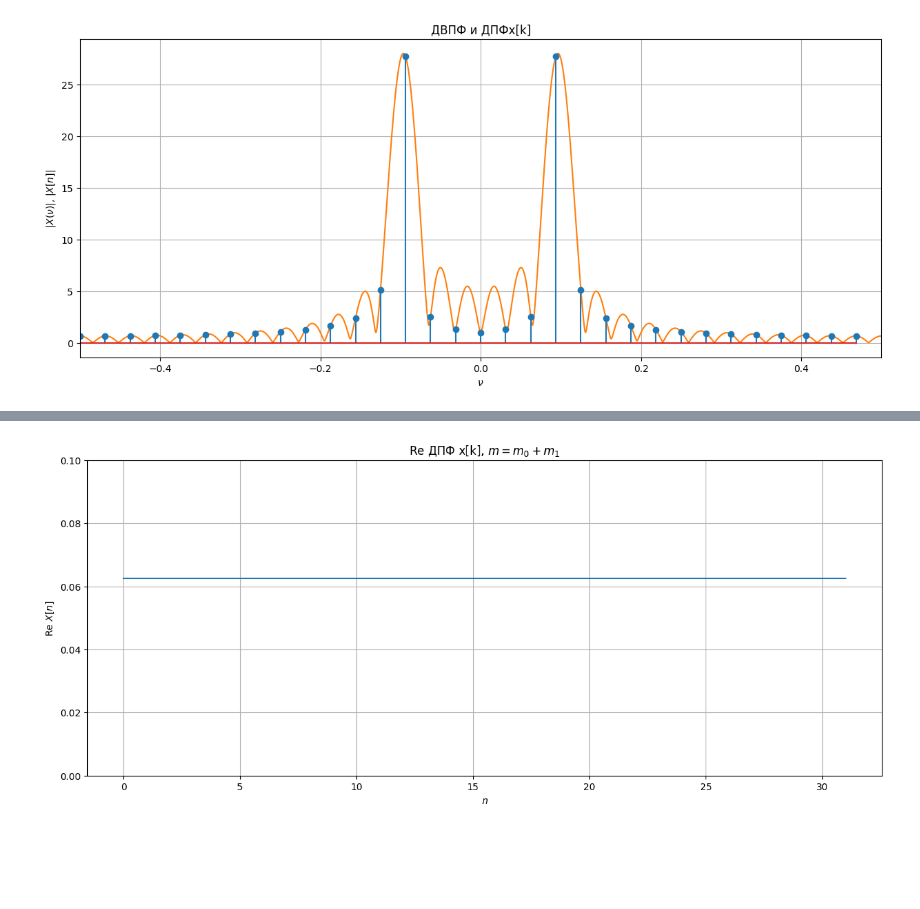
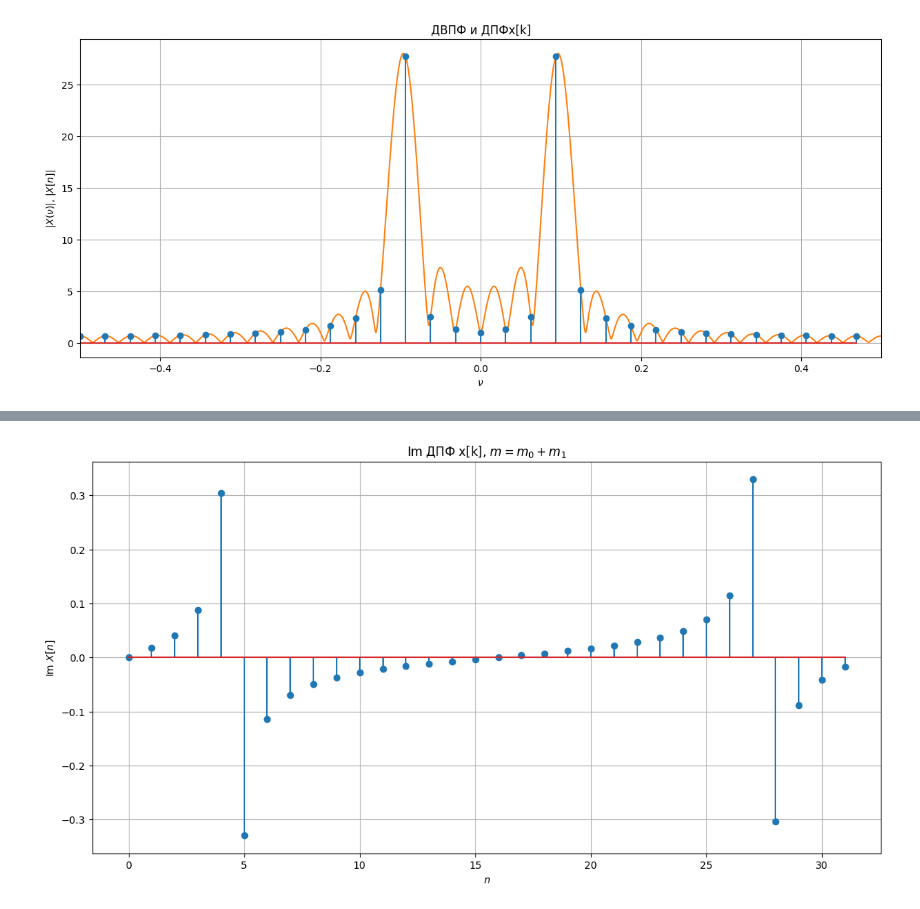
Before and after one commit to Mikholen/Radiofiz_labs, a Jupyter notebook: Lab_2.ipynb, the cells around one changed output, grey strips where cells are left out. Saved outputs shown, nothing was run; the diff lists cells and outputs as text; code cells hidden in the pictures; blank space fills up the shorter version.

```diff
--- a/Lab_2.ipynb
+++ b/Lab_2.ipynb
@@ -327,13 +369,14 @@ plt.grid()
 # %%
-x = np.cos ((2 * np.pi * m_0 * k) / N) + np.cos((2 * np.pi * m_0 * k) / N)
+x = np.cos ((2 * np.pi * (m_0 + m_1) * k)/N) + np.sin ((2 * np.pi * (m_0+m_1) * k) / N)
 X = np.fft.fft(x) / N
 
 plt.figure(figsize=[15, 6])
-plt.plot(n, X.imag)
+plt.stem(n, X.real)
 
-plt.title('Im ДПФ x[k], $m = m_0$')
+plt.title('Re ДПФ x[k], $m = m_0 + m_1$')
 plt.xlabel('$n$')
-plt.ylabel('Im $\widetilde{X}[n]$')
+plt.ylabel('Re $X[n]$')
+plt.ylim([0, 0.1])
 
 plt.grid()
 # %% [output]
@@ -341,14 +383,0 @@ plt.grid()
-# %%
-plt.figure(figsize=[15, 6])
-
-nu, X = dtft(x)
-plt.plot(nu, abs(X), 'C1')
-
-plt.stem(np.arange(N)/N-0.5, abs(np.fft.fftshift(np.fft.fft(x, N))))
-
-plt.xlim([-0.5, 0.5])
-plt.title('ДВПФ и ДПФ сигнала x[k]')
-plt.xlabel('$\\nu$')
-plt.ylabel('$|X(\\nu)|$, $|X[n]|$')
-
-plt.grid()
@@ -357,15 +384,12 @@ plt.grid()
 # %%
-x = np.cos ((2 * np.pi * (m_0 + m_1) * k)/N) + np.cos ((2 * np.pi * (m_0+m_1) * k) / N)
-X = np.fft.fft(x) / N
+plt.figure(figsize=[14, 7])
 
-plt.figure(figsize=[15, 6])
-plt.plot(n, X.real)
+plt.stem(n, X.imag)
 
-plt.title('Re ДПФ x[k], $m = m_0 + m_1$')
+plt.title('Im ДПФ x[k], $m = m_0 + m_1$')
 plt.xlabel('$n$')
-plt.ylabel('Re $X[n]$')
-plt.ylim([0, 0.1])
+plt.ylabel('Im $X[n]$')
 
 plt.grid()
 # %% [output]
-[figure, old version]
+[figure, new version]
```
Also changed, not shown: parts of 9 cells of this notebook.
